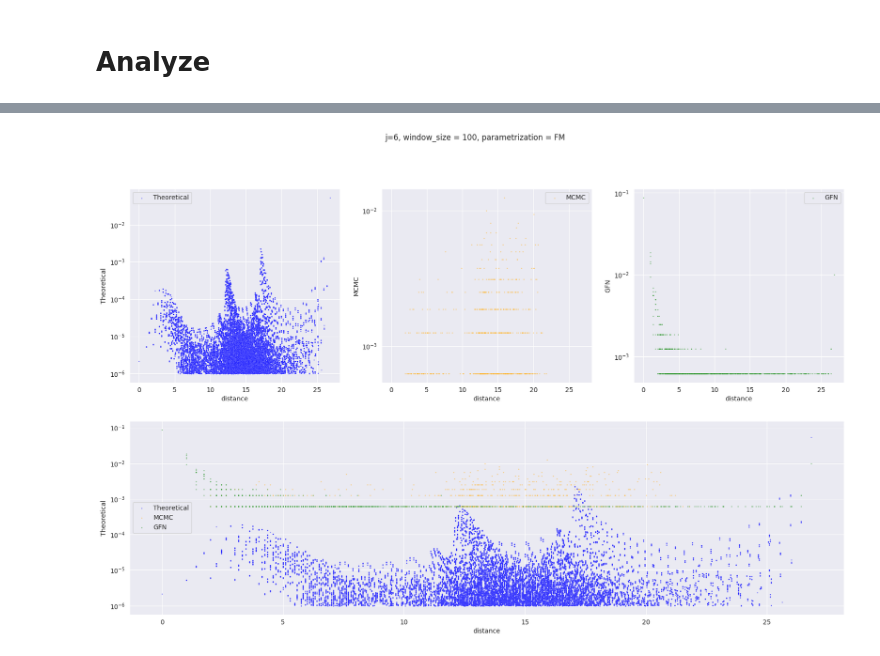
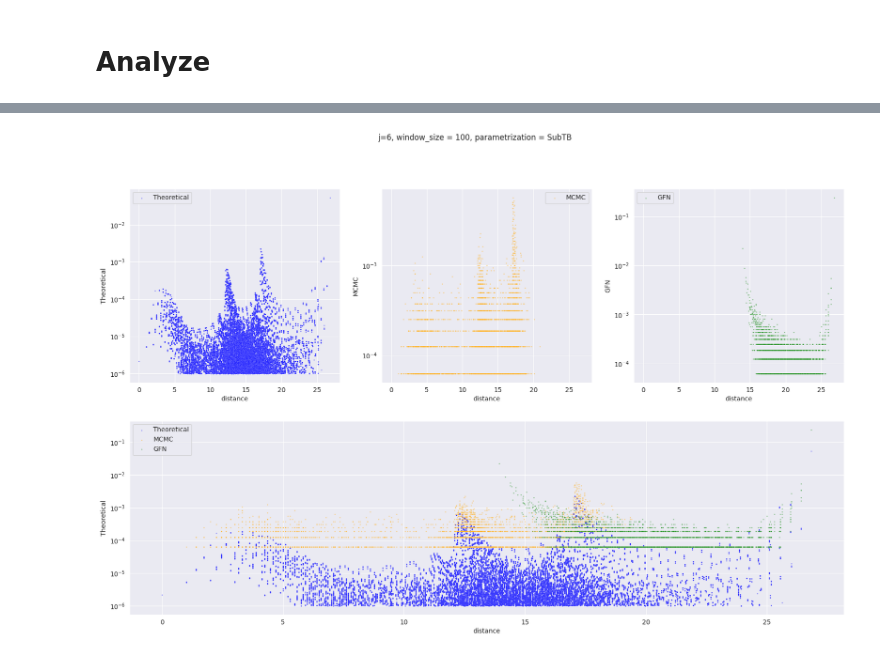
Before and after one commit to JosephRRB/torchgfn_spinfoams, a Jupyter notebook: notebooks/[Thanos] Generate and Analyze.ipynb, the cells around one changed output, grey strips where cells are left out. Cells and saved outputs as stored; diff of their text form; code cells hidden in the pictures.

```diff
--- a/notebooks/[Thanos] Generate and Analyze.ipynb
+++ b/notebooks/[Thanos] Generate and Analyze.ipynb
@@ -31,9 +39,11 @@ mcmc_chains, _ = mcmc.run_mcmc_chains(
 from src.grid_environments.base import BaseGrid
 from src.trainers.trainer import train_gfn
 
+parametrization_name = "SubTB"
+
 loss_params = {
-    "weighing": "DB",
-    "lamda": 0.9,
+    "weighing": weighing,
+    "lamda": lamda,
 }
 replay_params = {
     "capacity": 1000,
@@ -51,18 +61,18 @@ device_str = "cpu" # cpu or cuda (torchgfn has some issues with gpu)
 
 terminal_states, _ = train_gfn(
     env=BaseGrid(grid_rewards=grid_rewards, device_str=device_str),
-    generated_data_dir=f"{ROOT_DIR}/test_data/GFN/{env_name}", # need better way to label folders
+    generated_data_dir=f"{ROOT_DIR}/test_data/GFN/{env_name}/{parametrization_name}", # need better way to label folders
     batch_size=batch_size,
     n_iterations=n_iterations,
     learning_rate=0.001,
     exploration_rate=0.0, # (faster if set to 0)
     policy="sa",
-    forward_looking=True,
+    forward_looking=False,
     loss_params=loss_params,
     replay_params=None
     , # replay_params or None (faster if None)
     nn_params=nn_params,
-    parametrization_name = "DB"
+    parametrization_name = parametrization_name
 )
 # %% [markdown]
 # Analyze
@@ -201,15 +211,13 @@ def get_distributions_over_time_flattened(grid_len, distributions_over_time, ite
 
     return grid_coordinates, np.array(distributions_over_time_flattened)
 # %%
-n_interations = 100
-
-window_size = int(n_iterations / 10**3)
+window_size = int(n_iterations / 10) if int(n_iterations / 10) > 0 else 1
 
 grid_len = int(2*spin_j + 1)
 
-every_n_iterations = int(n_iterations / 10**3)
+every_n_iterations = int(n_iterations / 10**2) if int(n_iterations / 10**2) > 0 else 1
 # %%
-mcmc_chains = np.load(f"{ROOT_DIR}/thanos_data/MCMC/single vertex spinfoam/j={float(spin_j)}/mcmc_chains.npy")
+mcmc_chains = np.load(f"{ROOT_DIR}/test_data/MCMC/single vertex spinfoam/j={float(spin_j)}/mcmc_chains.npy")
 
 mcmc_distributions_over_time, mcmc_n_t = get_distributions_over_time(
     mcmc_chains, grid_len, every_n_iterations=every_n_iterations,
@@ -322,50 +301,49 @@ for i in range(len(gfn_states)):
 # %%
 # Create a 2D array of the grid coordinates and the respective rewards, flattened.
-for i in range(len(gfn_states)):
-    _, theoretical_distributions_over_time_flattened = get_distributions_over_time_flattened(
-        grid_len, grid_rewards
-    )
 
-    df = pd.DataFrame(
-        {
-            "Coordinates": grid_coordinates_list[i],
-            "Theoretical": theoretical_distributions_over_time_flattened,
-            "MCMC": mcmc_distributions_over_time_flattened,
-            "GFN": gfn_distributions_over_time_flattened[i]
-         }
-    )
+_, theoretical_distributions_over_time_flattened = get_distributions_over_time_flattened(
+    grid_len, grid_rewards
+)
 
-    df["distance"] = df["Coordinates"].apply(lambda x: np.sqrt(sum(x**2)))
-    s = 3
-    alpha = 0.5
+df = pd.DataFrame(
+    {
+        "Coordinates": grid_coordinates_list,
+        "Theoretical": theoretical_distributions_over_time_flattened,
+        "MCMC": mcmc_distributions_over_time_flattened,
+        "GFN": gfn_distributions_over_time_flattened
+        }
+)
 
-    sns.set_style("darkgrid")
-    fig = plt.figure(figsize=(20, 12))
+df["distance"] = df["Coordinates"].apply(lambda x: np.sqrt(sum(x**2)))
+s = 3
+alpha = 0.5
 
-    fig.suptitle(f"j={spin_j}, {window_size = }, parametrization = {parametrization[i]}")
+sns.set_style("darkgrid")
+fig = plt.figure(figsize=(20, 12))
+
+fig.suptitle(f"j={spin_j}, {window_size = }, parametrization = {parametrization_name}")
 
 
-    gs = fig.add_gridspec(2, 3)
-    ax1 = fig.add_subplot(gs[0, 0])
-    ax2 = fig.add_subplot(gs[0, 1])
-    ax3 = fig.add_subplot(gs[0, 2])
-    ax4 = fig.add_subplot(gs[1, :])
+gs = fig.add_gridspec(2, 3)
+ax1 = fig.add_subplot(gs[0, 0])
+ax2 = fig.add_subplot(gs[0, 1])
+ax3 = fig.add_subplot(gs[0, 2])
+ax4 = fig.add_subplot(gs[1, :])
 
-    ax1.set_yscale("log")
-    ax2.set_yscale("log")
-    ax3.set_yscale("log")
-    ax4.set_yscale("log")
+ax1.set_yscale("log")
+ax2.set_yscale("log")
+ax3.set_yscale("log")
+ax4.set_yscale("log")
 
-    sns.scatterplot(x=df["distance"], y=df[df.Theoretical > 10**(-6)].Theoretical, label="Theoretical", s=s, alpha=alpha, ax=ax1, color="blue")
-    sns.scatterplot(x=df["distance"], y=df["MCMC"], label="MCMC", s=s, alpha=alpha, ax=ax2, color="orange")
-    sns.scatterplot(x=df["distance"], y=df["GFN"], label="GFN", s=s, alpha=alpha, ax=ax3, color="green")
+sns.scatterplot(x=df["distance"], y=df[df.Theoretical > 10**(-6)].Theoretical, label="Theoretical", s=s, alpha=alpha, ax=ax1, color="blue")
+sns.scatterplot(x=df["distance"], y=df["MCMC"], label="MCMC", s=s, alpha=alpha, ax=ax2, color="orange")
+sns.scatterplot(x=df["distance"], y=df["GFN"], label="GFN", s=s, alpha=alpha, ax=ax3, color="green")
 
-    sns.scatterplot(x=df["distance"], y=df[df.Theoretical > 10**(-6)].Theoretical, label="Theoretical", s=s, alpha=alpha, ax=ax4, color="blue")
-    sns.scatterplot(x=df["distance"], y=df["MCMC"], label="MCMC", s=s, alpha=alpha, ax=ax4, color="orange")
-    sns.scatterplot(x=df["distance"], y=df["GFN"], label="GFN", s=s, alpha=alpha, ax=ax4, color="green")
+sns.scatterplot(x=df["distance"], y=df[df.Theoretical > 10**(-6)].Theoretical, label="Theoretical", s=s, alpha=alpha, ax=ax4, color="blue")
+sns.scatterplot(x=df["distance"], y=df["MCMC"], label="MCMC", s=s, alpha=alpha, ax=ax4, color="orange")
+sns.scatterplot(x=df["distance"], y=df["GFN"], label="GFN", s=s, alpha=alpha, ax=ax4, color="green")
 
-    plt.savefig(thedir+parametrization[i]+"/Euclidean_Distance.png", bbox_inches='tight')
 
-    plt.show()
+plt.show()
 # %% [output]
-[figure, old version]
+[figure, new version]
```
Also changed, not shown: parts of 8 cells of this notebook, 2 other files.
